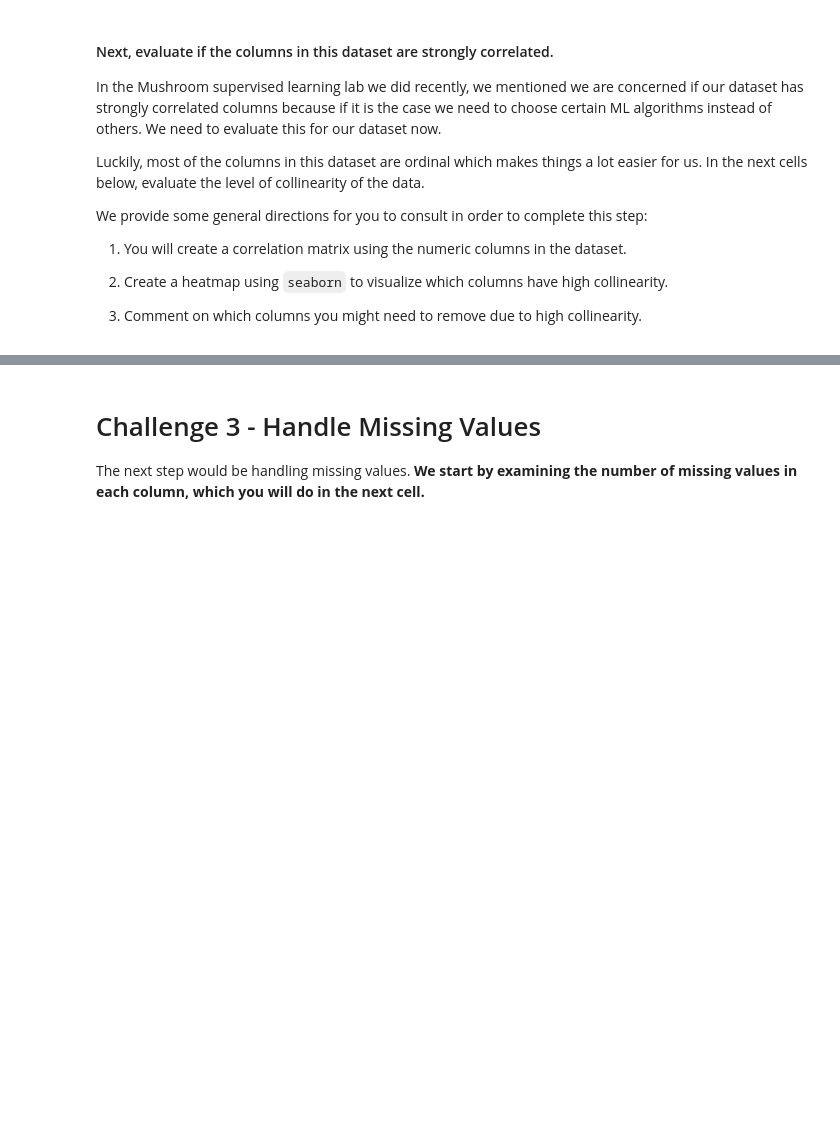
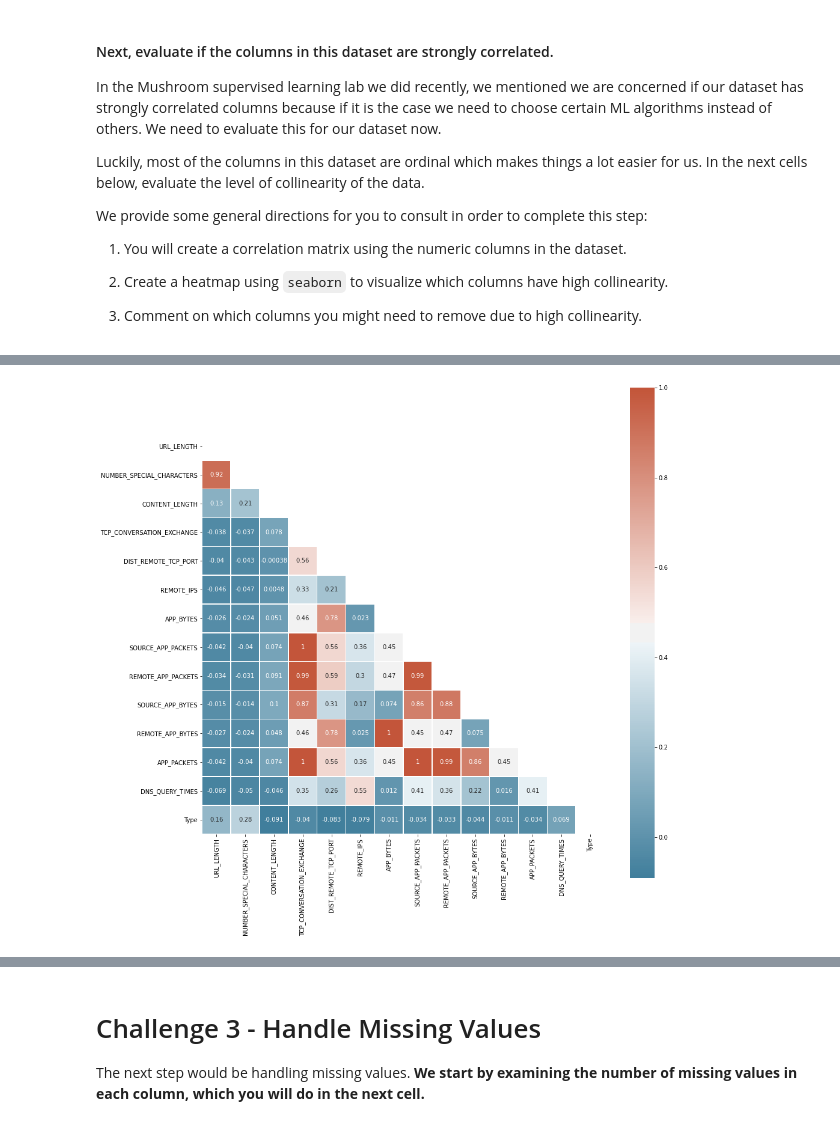
Before and after one commit to danielquer/data-pt-ber-08-20, a Jupyter notebook: Labs/module-3_labs/02_supervised-learning/01_lab-supervised-learning/your-code/main-dani.ipynb, the cells around one changed output, grey strips where cells are left out. Drawn from its saved outputs; the diff is of its cells as text; code cells hidden in the pictures; blank space fills up the shorter version.

```diff
--- a/Labs/module-3_labs/02_supervised-learning/01_lab-supervised-learning/your-code/main-dani.ipynb
+++ b/Labs/module-3_labs/02_supervised-learning/01_lab-supervised-learning/your-code/main-dani.ipynb
@@ -123,4 +103,2 @@ nginx/0.8.35                                                                   1
 Name: SERVER, Length: 239, dtype: int64
-# %%
-websites['WHOIS_REGDATE'] = np.where(websites['WHOIS_REGDATE'] == 'None',np.nan,websites['WHOIS_REGDATE'])
 # %%
@@ -158,0 +176,9 @@ We provide some general directions for you to consult in order to complete this
+# %%
+corr = websites.corr()
+f, ax = plt.subplots(figsize=(15, 15))
+mask = np.triu(np.ones_like(corr, dtype=bool)) # removing the other side of the heatmap
+cmap = sns.diverging_palette(230, 20, as_cmap=True) #preparing cmap
+sns.heatmap(corr,mask=mask,cmap=cmap,linewidths=.5,square=True,annot=True)
+plt.show()
+# %% [output]
+[figure, added]
```
Also changed, not shown: parts of 54 cells of this notebook.
